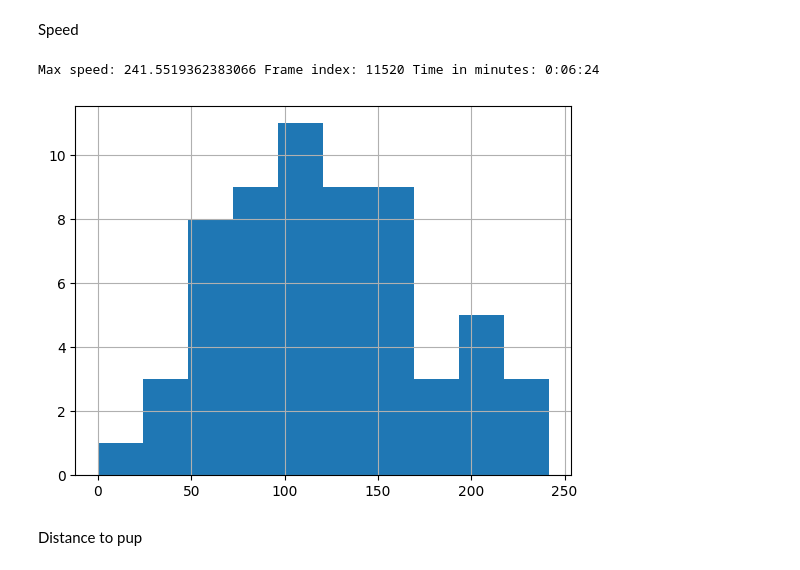
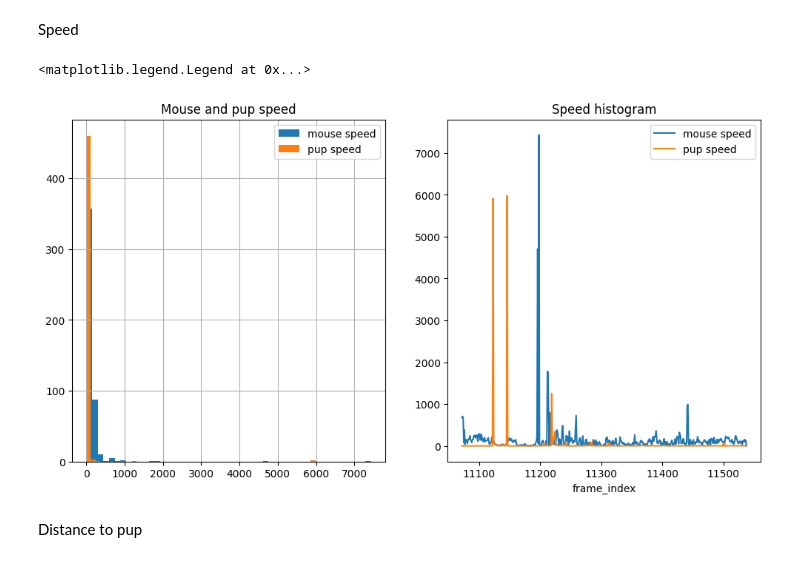
Before and after one commit to danaebroustail/Project, a Jupyter notebook: toolbox_notebook.ipynb, the cells around one changed output. Drawn from its saved outputs; the diff is of its cells as text; code cells hidden in the pictures.

```diff
--- a/toolbox_notebook.ipynb
+++ b/toolbox_notebook.ipynb
@@ -149,21 +132,28 @@ trial_1_DLC.plot(x='pup_x', y='pup_y', style='o', ax=ax,xlim=(0, xlim), ylim=(0,
 # %% [markdown]
 Speed
-# %%
-trial_1_DLC = compute_speed(trial_1_DLC)
-
-# histogram of speed
-trial_1_DLC['speed_cm/s'].hist()
-
-# find point at which max speed is reached
-max_speed = trial_1_DLC['speed_cm/s'].max()
-max_speed_index = trial_1_DLC['speed_cm/s'].idxmax()
-
-# find frame index and actual time in minutes
-max_speed_frame_index = trial_1_DLC.loc[max_speed_index, 'frame_index']
-max_speed_time = trial_1_DLC.loc[max_speed_index, 'time_seconds']
-print("Max speed:", max_speed, "Frame index:", max_speed_frame_index, "Time in minutes:", str(datetime.timedelta(seconds=max_speed_time)))
-# %% [output]
-Max speed: 241.5519362383066 Frame index: 11520 Time in minutes: 0:06:24
-[figure, removed]
+# %%
+mouse_speed_col = 'mouse_speed_px/s'
+pup_speed_col = 'pup_speed_px/s'
+trial_1_DLC = compute_speed(trial_1_DLC, x_col = 'msTop_x', y_col = 'msTop_y', speed_col = mouse_speed_col)
+trial_1_DLC = compute_speed(trial_1_DLC, x_col = 'pup_x', y_col = 'pup_y', speed_col = pup_speed_col)
+
+# create a grid of 2 histogram plots one for mouse speed and one for pup speed
+fig, ax = plt.subplots(1, 2, figsize=(12, 6))
+# histogram of speed
+
+trial_1_DLC[mouse_speed_col].hist(bins=50, ax=ax[0], label = 'mouse speed')
+trial_1_DLC[pup_speed_col].hist(bins=50, ax=ax[0], label = 'pup speed')
+ax[0].set_title('Mouse and pup speed')  # set title
+ax[0].legend()  # show legend
+
+# histogram of speed
+trial_1_DLC.plot(x='frame_index', y=mouse_speed_col, ax=ax[1], label = 'mouse speed')
+trial_1_DLC.plot(x='frame_index', y=pup_speed_col, ax=ax[1], label = 'pup speed')
+
+ax[1].set_title('Speed histogram')  # set title
+ax[1].legend()  # show legend
+# %% [output]
+<matplotlib.legend.Legend at 0x...>
+[figure, added]
 # %% [markdown]
 Distance to pup
```
Also changed, not shown: parts of 21 cells of this notebook.
